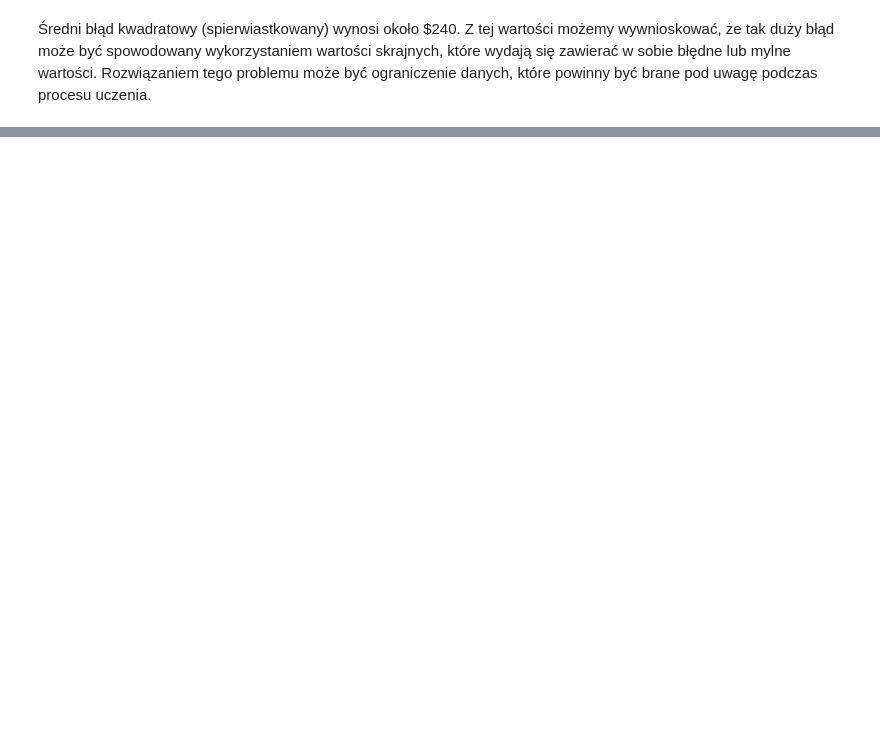
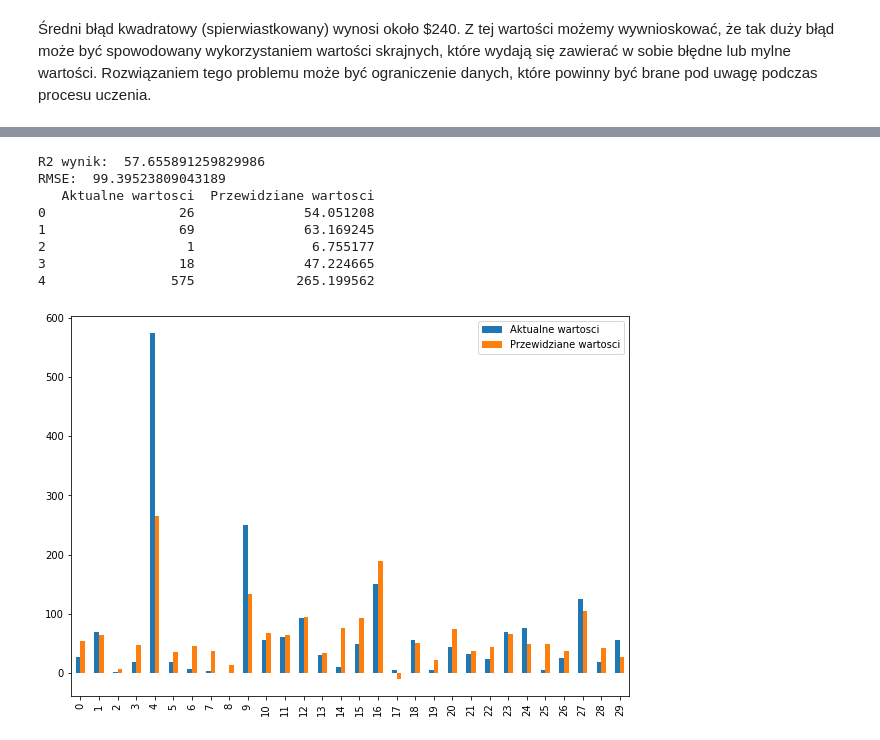
Before and after one commit to veern/Analiza-danych-airbnb, a Jupyter notebook: Analiza-Airbnb.ipynb, the cells around one changed output, grey strips where cells are left out. Saved outputs shown, nothing was run; the diff lists cells and outputs as text; code cells hidden in the pictures; blank space fills up the shorter version.

```diff
--- a/Analiza-Airbnb.ipynb
+++ b/Analiza-Airbnb.ipynb
@@ -1476,0 +1599,28 @@ print(f"Średni błąd kwadratowy (spierwiastkowane): ${sum(acc)/len(acc):.2f}")
+# %%
+model=GradientBoostingRegressor(n_estimators=3000, learning_rate=0.01)
+model.fit(X_train,y_train)
+y_pred=model.predict(X_test)
+
+
+r2_4 = r2_score(y_test,y_pred)*100
+rmse_4 = np.sqrt(mean_squared_error(y_test,y_pred))
+
+print("R2 wynik: ",r2_4)
+print("RMSE: ",rmse_4)
+
+error_diff = pd.DataFrame({'Aktualne wartosci': np.array(y_test).flatten(), 'Przewidziane wartosci': y_pred.flatten()})
+print(error_diff.head(5))
+
+err = error_diff.head(30)
+err.plot(kind='bar',figsize=(10,7))
+plt.show()
+# %% [output]
+R2 wynik:  57.655891259829986
+RMSE:  99.39523809043189
+   Aktualne wartosci  Przewidziane wartosci
+0                 26              54.051208
+1                 69              63.169245
+2                  1               6.755177
+3                 18              47.224665
+4                575             265.199562
+[figure, added]
```
Also changed, not shown: parts of 24 cells of this notebook.
